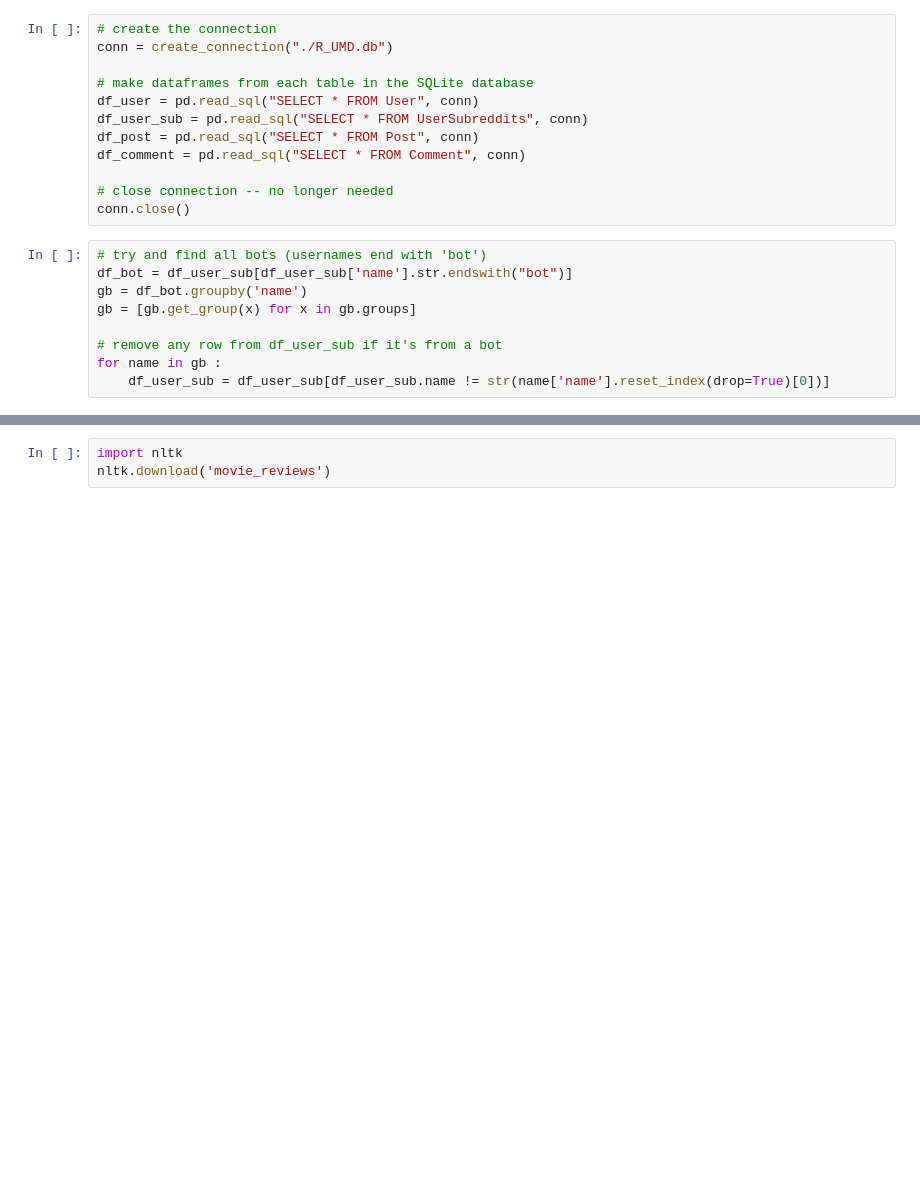
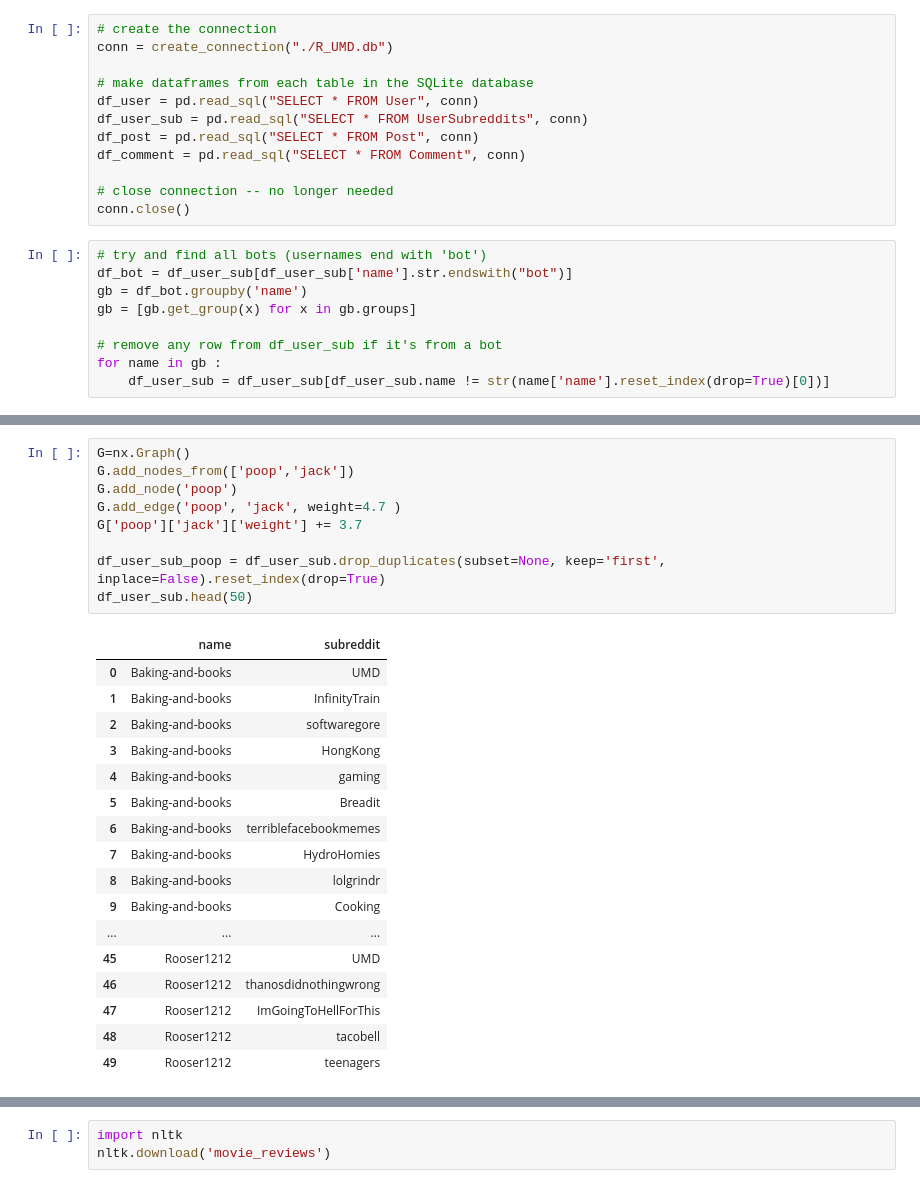
Before and after one commit to timhenderson17/timhenderson17.github.io, a Jupyter notebook: tim.ipynb, the cells around one changed output, grey strips where cells are left out. Drawn from its saved outputs; the diff is of its cells as text; blank space fills up the shorter version.

```diff
--- a/tim.ipynb
+++ b/tim.ipynb
@@ -226,3 +444,30 @@ nltk.classify.accuracy(classifier, train_set)
+# %%
+G=nx.Graph()
+G.add_nodes_from(['poop','jack'])
+G.add_node('poop')
+G.add_edge('poop', 'jack', weight=4.7 )
+G['poop']['jack']['weight'] += 3.7
+
+df_user_sub_poop = df_user_sub.drop_duplicates(subset=None, keep='first', inplace=False).reset_index(drop=True)
+df_user_sub.head(50)
+# %% [output]
+|  | name | subreddit |
+| 0 | Baking-and-books | UMD |
+| 1 | Baking-and-books | InfinityTrain |
+| 2 | Baking-and-books | softwaregore |
+| 3 | Baking-and-books | HongKong |
+| 4 | Baking-and-books | gaming |
+| 5 | Baking-and-books | Breadit |
+| 6 | Baking-and-books | terriblefacebookmemes |
+| 7 | Baking-and-books | HydroHomies |
+| 8 | Baking-and-books | lolgrindr |
+| 9 | Baking-and-books | Cooking |
+| ... | ... | ... |
+| 45 | Rooser1212 | UMD |
+| 46 | Rooser1212 | thanosdidnothingwrong |
+| 47 | Rooser1212 | ImGoingToHellForThis |
+| 48 | Rooser1212 | tacobell |
+| 49 | Rooser1212 | teenagers |
 # %%
 from nltk.corpus import movie_reviews
 import random
```
Also changed, not shown: parts of 35 cells of this notebook, 1 other file.
